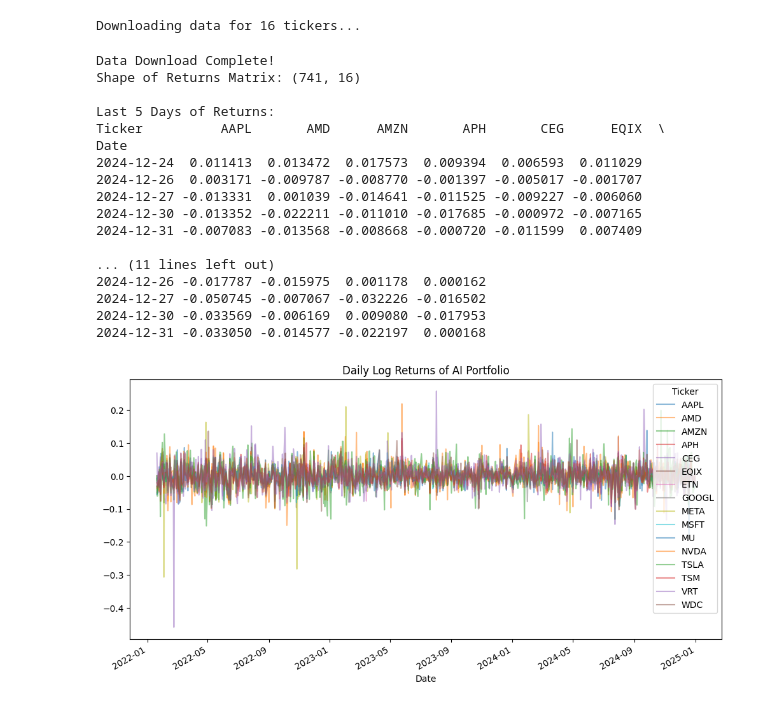
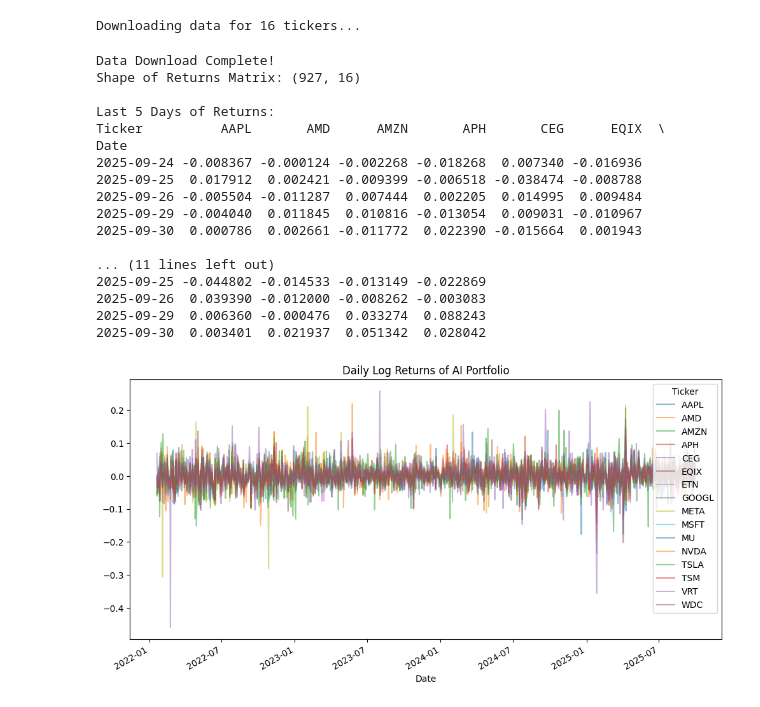
Before and after one commit to sflans99/Finance, a Jupyter notebook: PortfolioAnalysis.ipynb, the cells around one changed output. Cells and saved outputs as stored; diff of their text form; code cells hidden in the pictures.

```diff
--- a/PortfolioAnalysis.ipynb
+++ b/PortfolioAnalysis.ipynb
@@ -4,8 +4,8 @@ import pandas as pd
 import numpy as np
 import matplotlib.pyplot as plt
 # %%
-# 1. Define the "AI Infrastructure" Portfolio
-# We group them to stay organized, but we will pass a flat list to yfinance
+# 1. Defining the "AI Infrastructure" Portfolio
+# Group them to stay organized, pass a flat list to yfinance
 tickers = [
     # Semis (The Brains)
     "NVDA", "TSM", "AMD",
@@ -15,56 +15,51 @@ tickers = [
     "VRT", "APH", "EQIX",
     # Energy (The Power)
     "CEG", "ETN",
-    # Mag 7 (The Customers) - excluding NVDA since it's in Semis
+    # Mag 7 (The Consumers) - excluding NVDA since it's in Semis
     "AAPL", "MSFT", "GOOGL", "AMZN", "META", "TSLA"
 ]
 
 # 2. Download Data (Last 5 Years)
 print(f"Downloading data for {len(tickers)} tickers...")
-data = yf.download(tickers, start="2020-01-01", end="2025-01-01", progress=False)
-
-# YF now automatically provides Adj Close
+data = yf.download(tickers, start="2020-01-01", end="2025-10-01", progress=False)
 prices = data['Close']
 
 # 4. Calculate Logarithmic Returns using NumPy
 # Formula: ln(Price_t / Price_t-1)
-# Why Log Returns? They are time-additive, making them mathematically superior for
-# the Monte Carlo simulations we will do later.
+# Log Returns are time-additive as opposed to simple returns, making them superior for the Monte Carlo simulations we will do later.
 log_returns = np.log(prices / prices.shift(1))
 
 # 5. Data Cleaning (Pandas)
 # Drop the first row (NaN) created by the shift operation
 log_returns = log_returns.dropna()
 
-# 6. Basic Sanity Check
+# 6. Checkpoint to make sure data and returns calculated correctly
 print("\nData Download Complete!")
 print(f"Shape of Returns Matrix: {log_returns.shape}")
 print("\nLast 5 Days of Returns:")
 print(log_returns.tail())
-
-# Optional: Quick Visualization to check for bad data
 log_returns.plot(figsize=(12, 6), title="Daily Log Returns of AI Portfolio", alpha=0.5)
 plt.show()
 # %% [output]
 Downloading data for 16 tickers...
 Data Download Complete!
-Shape of Returns Matrix: (741, 16)
+Shape of Returns Matrix: (927, 16)
 
 Last 5 Days of Returns:
 Ticker          AAPL       AMD      AMZN       APH       CEG      EQIX  \
 Date
-2024-12-24  0.011413  0.013472  0.017573  0.009394  0.006593  0.011029
-2024-12-26  0.003171 -0.009787 -0.008770 -0.001397 -0.005017 -0.001707
-2024-12-27 -0.013331  0.001039 -0.014641 -0.011525 -0.009227 -0.006060
-2024-12-30 -0.013352 -0.022211 -0.011010 -0.017685 -0.000972 -0.007165
-2024-12-31 -0.007083 -0.013568 -0.008668 -0.000720 -0.011599  0.007409
+2025-09-24 -0.008367 -0.000124 -0.002268 -0.018268  0.007340 -0.016936
+2025-09-25  0.017912  0.002421 -0.009399 -0.006518 -0.038474 -0.008788
+2025-09-26 -0.005504 -0.011287  0.007444  0.002205  0.014995  0.009484
+2025-09-29 -0.004040  0.011845  0.010816 -0.013054  0.009031 -0.010967
+2025-09-30  0.000786  0.002661 -0.011772  0.022390 -0.015664  0.001943
 
 ... (11 lines left out)
-2024-12-26 -0.017787 -0.015975  0.001178  0.000162
-2024-12-27 -0.050745 -0.007067 -0.032226 -0.016502
-2024-12-30 -0.033569 -0.006169  0.009080 -0.017953
-2024-12-31 -0.033050 -0.014577 -0.022197  0.000168
+2025-09-25 -0.044802 -0.014533 -0.013149 -0.022869
+2025-09-26  0.039390 -0.012000 -0.008262 -0.003083
+2025-09-29  0.006360 -0.000476  0.033274  0.088243
+2025-09-30  0.003401  0.021937  0.051342  0.028042
-[figure, old version]
+[figure, new version]
 # %%
 import seaborn as sns
 import matplotlib.pyplot as plt
```
Also changed, not shown: parts of 3 cells of this notebook.
